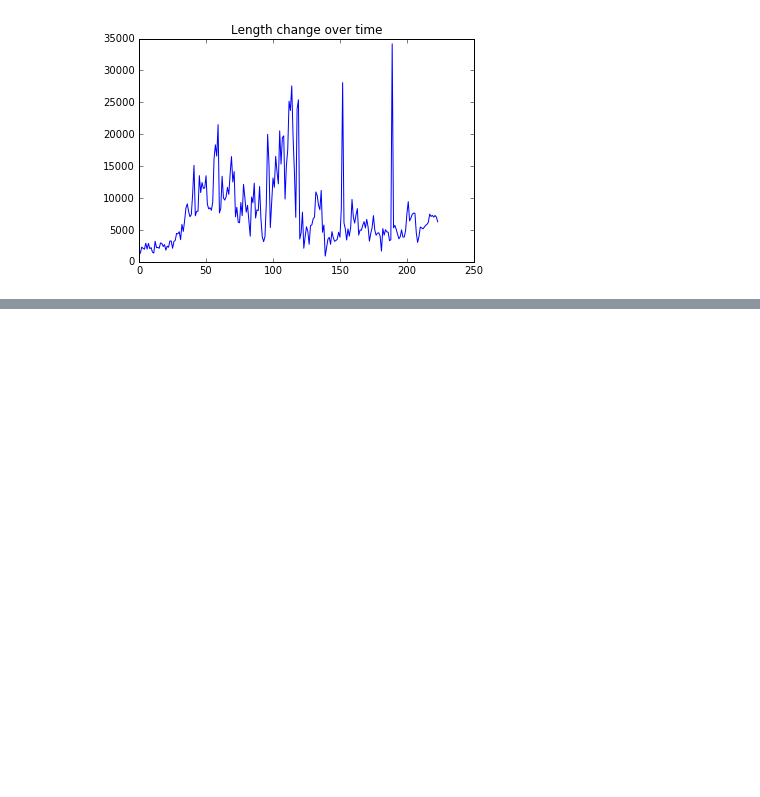
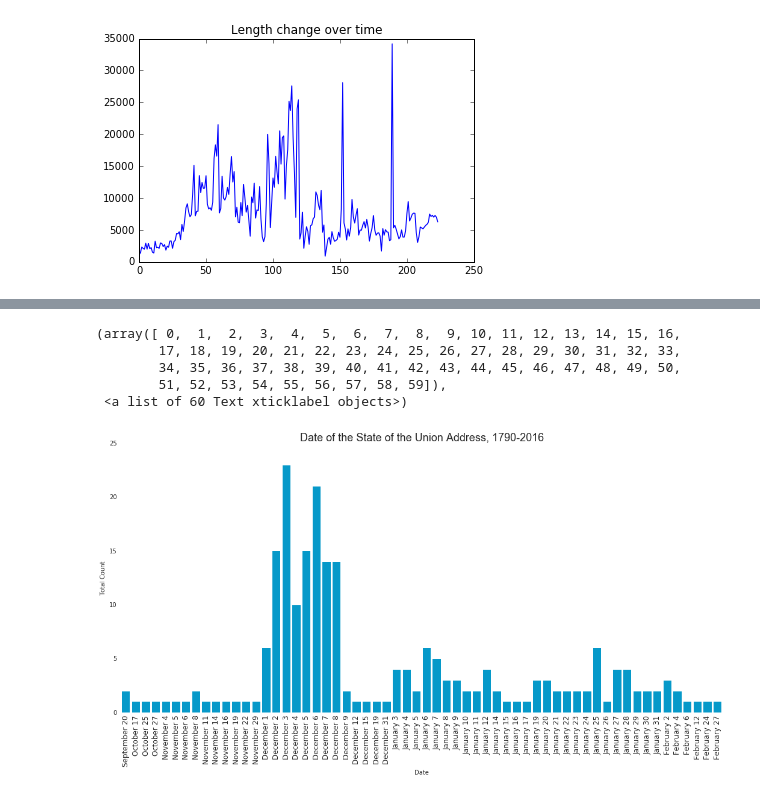
Before and after one commit to jsafyan/edav-project-4, a Jupyter notebook: time_countries.ipynb, the cells around one changed output, grey strips where cells are left out. Drawn from its saved outputs; the diff is of its cells as text; code cells hidden in the pictures; blank space fills up the shorter version.

```diff
--- a/time_countries.ipynb
+++ b/time_countries.ipynb
@@ -92,3 +96,40 @@ plt.show()
+# %%
+dates = pd.DataFrame({"Date": list(date_count.keys()), "Count": list(date_count.values())})
+# %%
+# Add a year to dates in Jan/Feb and reformat date to allow converstion to datetime
+def hack_time(x):
+    time_pieces = x.split(" ")
+    month = time_pieces[0]
+    day = time_pieces[1]
+    if month in ["January", "February"]:
+        return "%s/%s/%d" % (day, month[:3], 2016)
+    else:
+        return "%s/%s/%d" % (day, month[:3], 2015)
+# %%
+dates['time_hack'] = pd.to_datetime(dates.Date.apply(lambda x: hack_time(x)))
+# %%
+cool_blue = '#0699C9'
+hot_red = '#DE182F'
+
+plt.style.use('seaborn-white')
+
+#sort by date and plot
+ax = dates.sort_values(by="time_hack").plot(kind='bar', width=.8, x="Date", color=cool_blue,
+                rot=90, legend=False, figsize=(18, 8), edgecolor="none")
+ax.spines['top'].set_visible(False)
+ax.spines['right'].set_visible(False)
+ax.spines['bottom'].set_visible(False)
+ax.spines['left'].set_visible(False)
+plt.title("Date of the State of the Union Address, 1790-2016", fontsize="18")
+plt.ylabel("Total Count")
+plt.xticks(fontsize="12")
+# %% [output]
+(array([ 0,  1,  2,  3,  4,  5,  6,  7,  8,  9, 10, 11, 12, 13, 14, 15, 16,
+        17, 18, 19, 20, 21, 22, 23, 24, 25, 26, 27, 28, 29, 30, 31, 32, 33,
+        34, 35, 36, 37, 38, 39, 40, 41, 42, 43, 44, 45, 46, 47, 48, 49, 50,
+        51, 52, 53, 54, 55, 56, 57, 58, 59]),
+ <a list of 60 Text xticklabel objects>)
+[figure, added]
 # %%
 #something with countries mentioned
 countries1 = open("countries.txt", "r")
```
Also changed, not shown: parts of 6 cells of this notebook, 1 other file.
